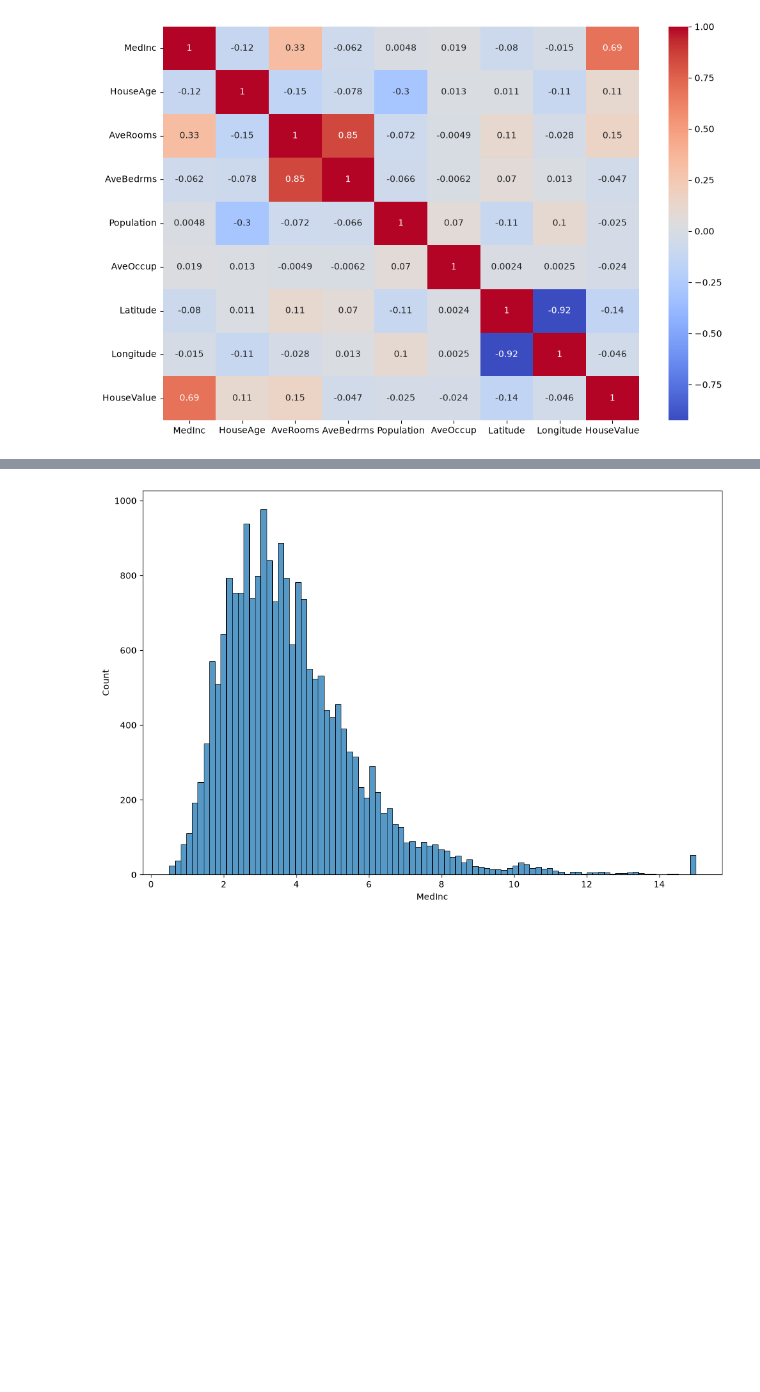
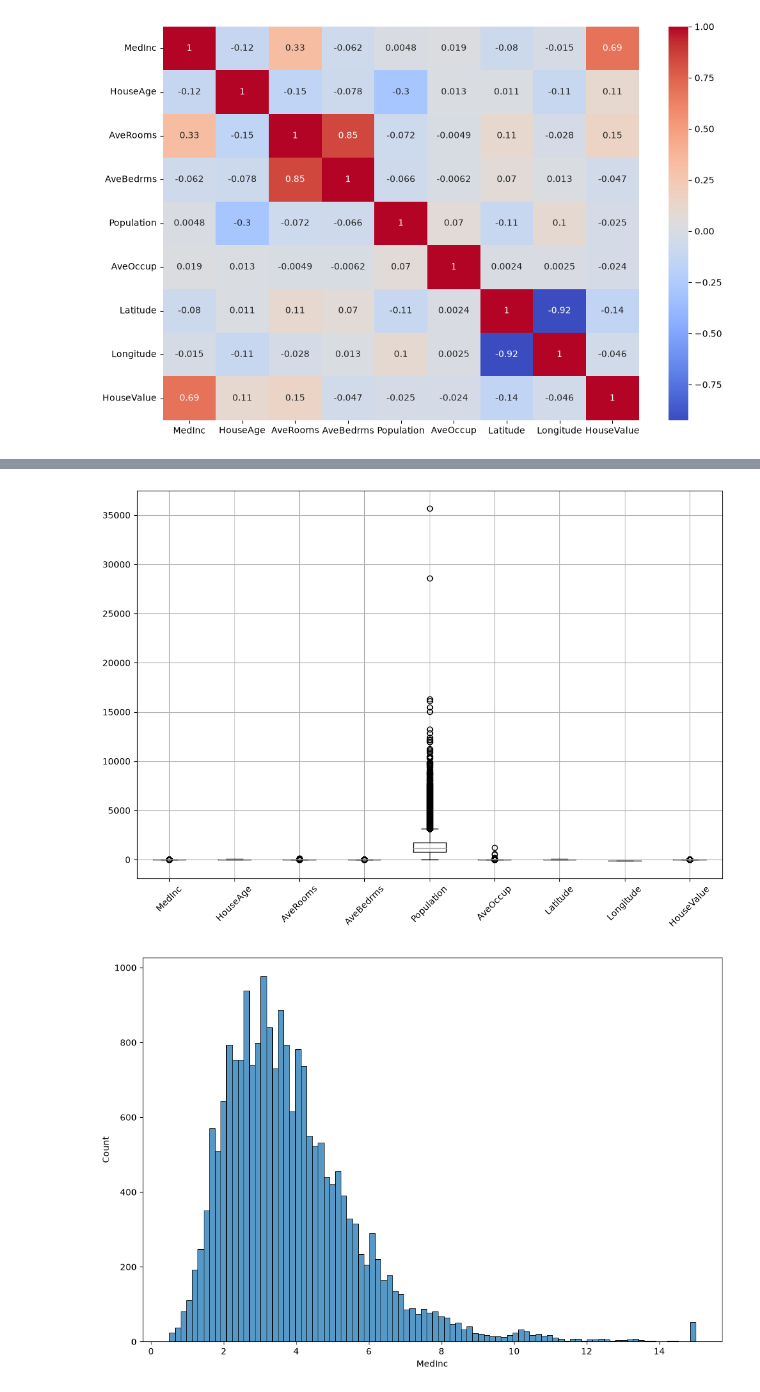
Before and after one commit to somilsahu086/MachineLearning-Projects, a Jupyter notebook: notebooks/EDA.ipynb, the cells around one changed output, grey strips where cells are left out. Cells and saved outputs as stored; diff of their text form; code cells hidden in the pictures; blank space fills up the shorter version.

```diff
--- a/notebooks/EDA.ipynb
+++ b/notebooks/EDA.ipynb
@@ -99,3 +128,10 @@ plt.show()
+# %%
+plt.figure(figsize=(12,8))
+df.boxplot()
+plt.xticks(rotation=45)
+plt.show()
+# %% [output]
+[figure, added]
 # %%
 plt.figure(figsize=(12,8))
 sns.histplot(x="MedInc",data=df)
```
Also changed, not shown: parts of 5 cells of this notebook.
